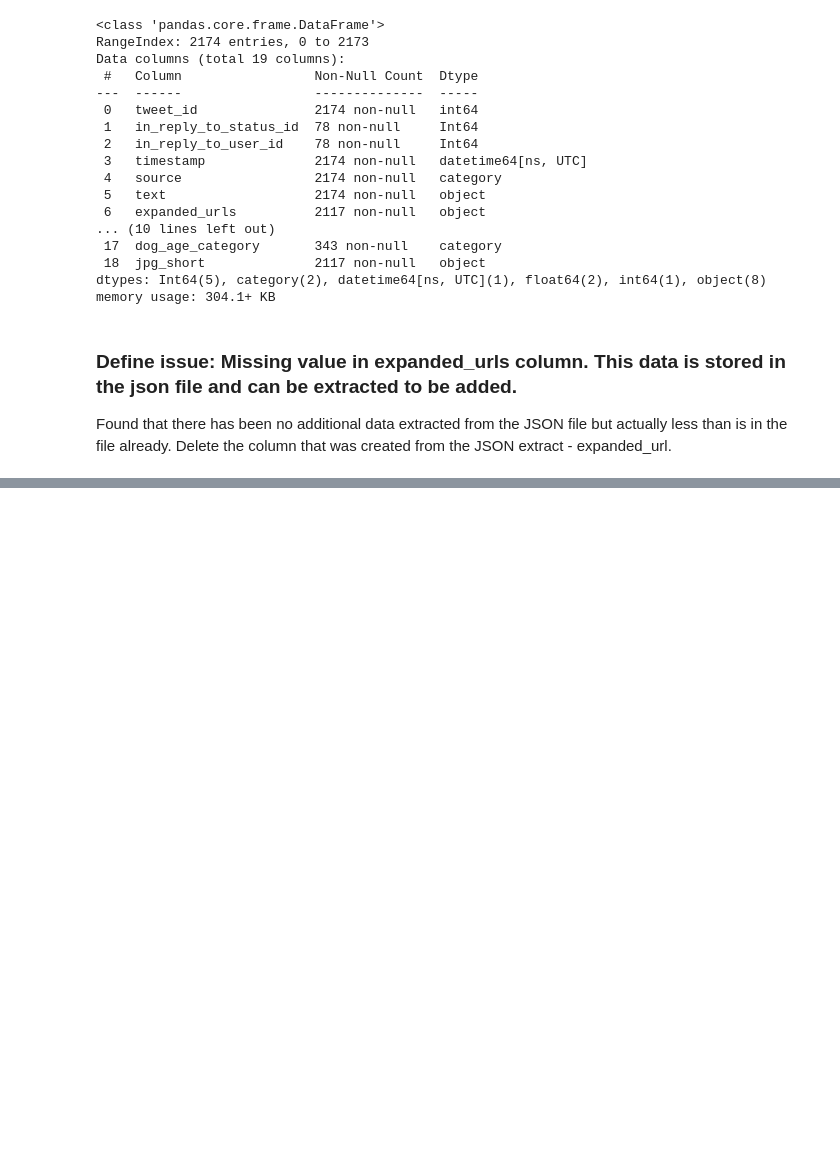
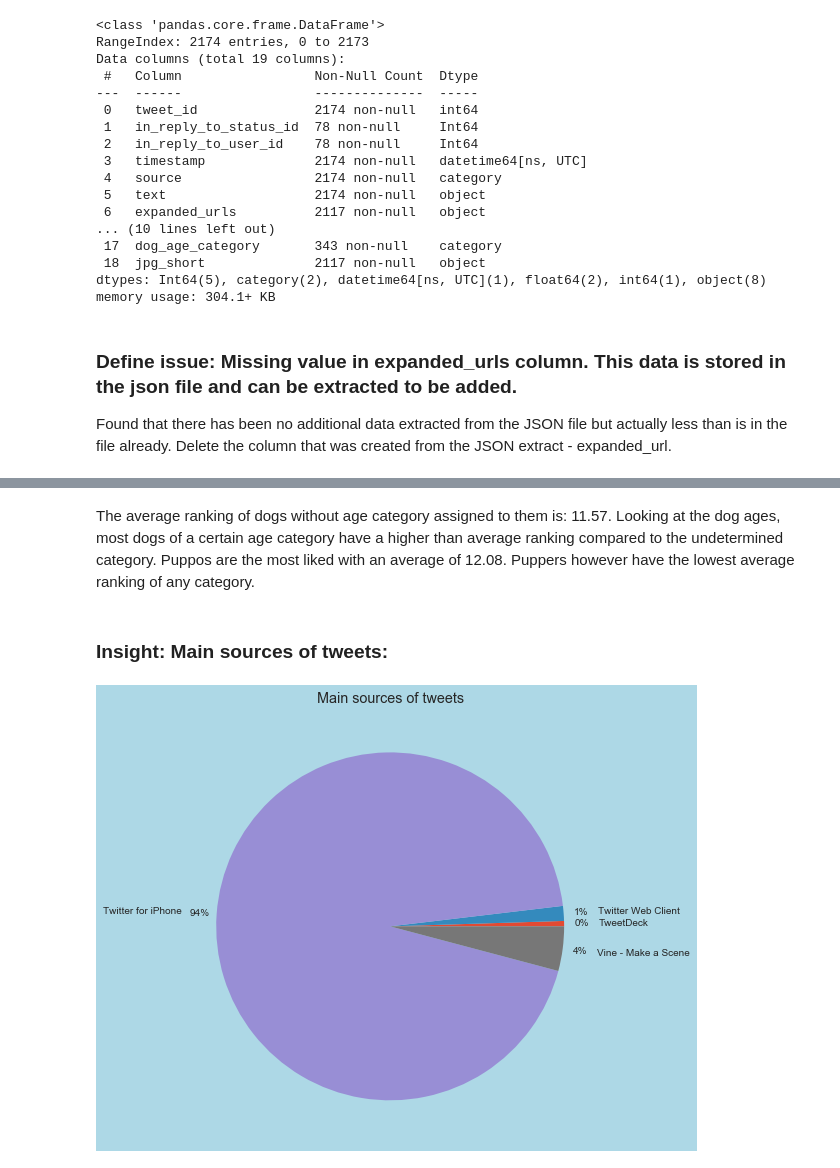
Before and after one commit to ChrisShuttle/Udacity_DAND_Project4_DataWrangling, a Jupyter notebook: project4_twitter_data_wrangling_and_analysis.ipynb, the cells around one changed output, grey strips where cells are left out. Saved outputs shown, nothing was run; the diff lists cells and outputs as text; code cells hidden in the pictures; blank space fills up the shorter version.

```diff
--- a/project4_twitter_data_wrangling_and_analysis.ipynb
+++ b/project4_twitter_data_wrangling_and_analysis.ipynb
@@ -1490,0 +1640,10 @@ df_ta.to_csv('twitter_archive_master.csv', index=False )
+# %% [markdown]
+The average ranking of dogs without age category assigned to them is: 11.57. Looking at the dog ages, most dogs of a certain age category have a higher than average ranking compared to the undetermined category. Puppos are the most liked with an average of 12.08. Puppers however have the lowest average ranking of any category.
+# %% [markdown]
+<a id='insight4'></a>
+### Insight: Main sources of tweets:
+# %%
+fig = plt.subplots(figsize=(12,8), facecolor='lightblue')
+ax = df_ta.groupby('source').sum().tweet_id.plot(kind='pie', title = 'Main sources of tweets', ylabel='', autopct='%1.0f%%', pctdistance=1.1, labeldistance=1.2)
+# %% [output]
+[figure, added]
```
Also changed, not shown: parts of 33 cells of this notebook.
